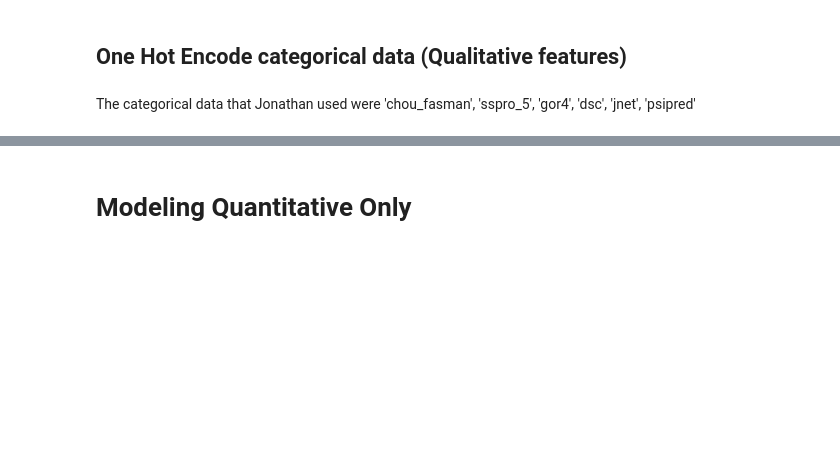
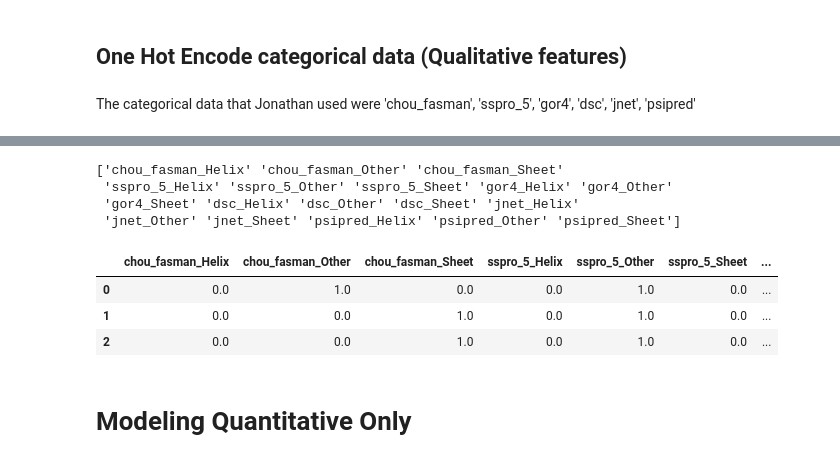
Before and after one commit to cristopher-d-delgado/research-LustigGroup-SJSU, a Jupyter notebook: modeling.ipynb, the cells around one changed output, grey strips where cells are left out. Drawn from its saved outputs; the diff is of its cells as text; code cells hidden in the pictures; blank space fills up the shorter version.

Commit message:
made OHE data

```diff
--- a/modeling.ipynb
+++ b/modeling.ipynb
@@ -176,3 +198,16 @@ standardized_df.head(3)
 ## One Hot Encode categorical data (Qualitative features)
 # %% [markdown]
 The categorical data that Jonathan used were 'chou_fasman', 'sspro_5', 'gor4', 'dsc', 'jnet', 'psipred'
+# %%
+# Initialize One Hot Encoder
+ohe = OneHotEncoder()
+
+# Encode categorical data
+ohe_features_array = ohe.fit_transform(data2[['chou_fasman', 'sspro_5', 'gor4', 'dsc', 'jnet', 'psipred']]).toarray()
+
+# View result
+print(ohe_features_array)
+print(len(ohe_features_array))
+
+feature_labels = ohe.categories_
+print(feature_labels)
@@ -179,3 +224,19 @@ The categorical data that Jonathan used were 'chou_fasman', 'sspro_5', 'gor4', '
+# %%
+feature_labels = ohe.get_feature_names_out(['chou_fasman', 'sspro_5', 'gor4', 'dsc', 'jnet', 'psipred'])
+print(feature_labels)
+# %% [output]
+['chou_fasman_Helix' 'chou_fasman_Other' 'chou_fasman_Sheet'
+ 'sspro_5_Helix' 'sspro_5_Other' 'sspro_5_Sheet' 'gor4_Helix' 'gor4_Other'
+ 'gor4_Sheet' 'dsc_Helix' 'dsc_Other' 'dsc_Sheet' 'jnet_Helix'
+ 'jnet_Other' 'jnet_Sheet' 'psipred_Helix' 'psipred_Other' 'psipred_Sheet']
+# %%
+ohe_df = pd.DataFrame(ohe_features_array, columns = feature_labels, index=data2.index)
+ohe_df.head(3)
+# %% [output]
+|  | chou_fasman_Helix | chou_fasman_Other | chou_fasman_Sheet | sspro_5_Helix | sspro_5_Other | sspro_5_Sheet | ... |
+| 0 | 0.0 | 1.0 | 0.0 | 0.0 | 1.0 | 0.0 | ... |
+| 1 | 0.0 | 0.0 | 1.0 | 0.0 | 1.0 | 0.0 | ... |
+| 2 | 0.0 | 0.0 | 1.0 | 0.0 | 1.0 | 0.0 | ... |
 # %% [markdown]
 # Modeling Quantitative Only
 # %%
```
Also changed, not shown: parts of 4 cells of this notebook.
